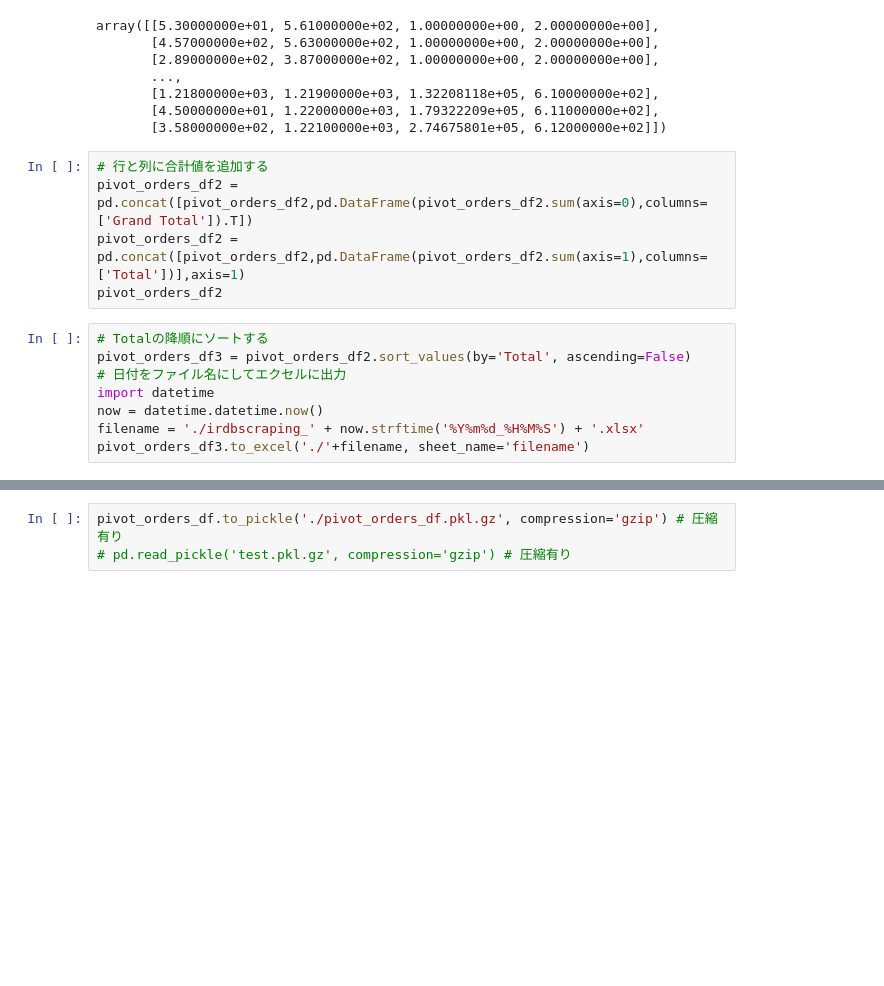
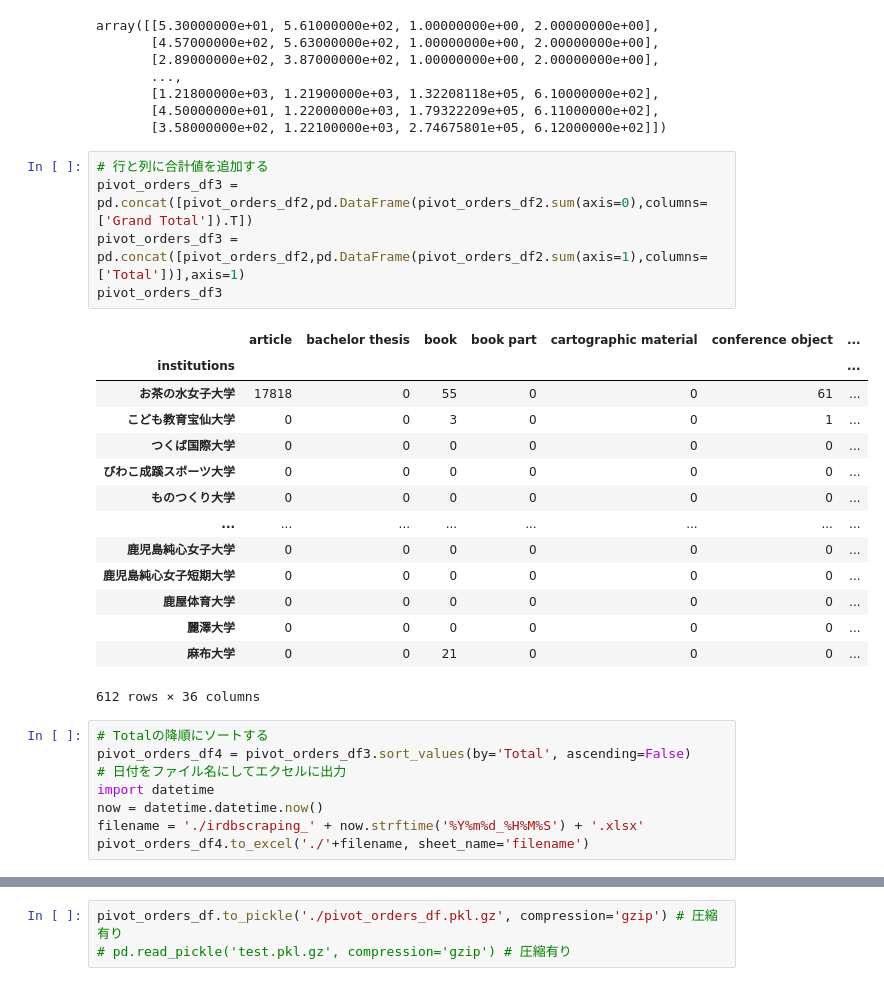
Before and after one commit to wonox/irdbscraping, a Jupyter notebook: irdbscraping.ipynb, the cells around one changed output, grey strips where cells are left out. Cells and saved outputs as stored; diff of their text form; blank space fills up the shorter version.

```diff
--- a/irdbscraping.ipynb
+++ b/irdbscraping.ipynb
@@ -209,14 +244,29 @@ array([[5.30000000e+01, 5.61000000e+02, 1.00000000e+00, 2.00000000e+00],
        [3.58000000e+02, 1.22100000e+03, 2.74675801e+05, 6.12000000e+02]])
 # %%
 # 行と列に合計値を追加する
-pivot_orders_df2 = pd.concat([pivot_orders_df2,pd.DataFrame(pivot_orders_df2.sum(axis=0),columns=['Grand Total']).T])
-pivot_orders_df2 = pd.concat([pivot_orders_df2,pd.DataFrame(pivot_orders_df2.sum(axis=1),columns=['Total'])],axis=1)
-pivot_orders_df2
+pivot_orders_df3 = pd.concat([pivot_orders_df2,pd.DataFrame(pivot_orders_df2.sum(axis=0),columns=['Grand Total']).T])
+pivot_orders_df3 = pd.concat([pivot_orders_df2,pd.DataFrame(pivot_orders_df2.sum(axis=1),columns=['Total'])],axis=1)
+pivot_orders_df3
+# %% [output]
+|  | article | bachelor thesis | book | book part | cartographic material | conference object | ... |
+| institutions |  |  |  |  |  |  | ... |
+| お茶の水女子大学 | 17818 | 0 | 55 | 0 | 0 | 61 | ... |
+| こども教育宝仙大学 | 0 | 0 | 3 | 0 | 0 | 1 | ... |
+| つくば国際大学 | 0 | 0 | 0 | 0 | 0 | 0 | ... |
+| びわこ成蹊スポーツ大学 | 0 | 0 | 0 | 0 | 0 | 0 | ... |
+| ものつくり大学 | 0 | 0 | 0 | 0 | 0 | 0 | ... |
+| ... | ... | ... | ... | ... | ... | ... | ... |
+| 鹿児島純心女子大学 | 0 | 0 | 0 | 0 | 0 | 0 | ... |
+| 鹿児島純心女子短期大学 | 0 | 0 | 0 | 0 | 0 | 0 | ... |
+| 鹿屋体育大学 | 0 | 0 | 0 | 0 | 0 | 0 | ... |
+| 麗澤大学 | 0 | 0 | 0 | 0 | 0 | 0 | ... |
+| 麻布大学 | 0 | 0 | 21 | 0 | 0 | 0 | ... |
+612 rows × 36 columns
 # %%
 # Totalの降順にソートする
-pivot_orders_df3 = pivot_orders_df2.sort_values(by='Total', ascending=False)
+pivot_orders_df4 = pivot_orders_df3.sort_values(by='Total', ascending=False)
 # 日付をファイル名にしてエクセルに出力
 import datetime
 now = datetime.datetime.now()
 filename = './irdbscraping_' + now.strftime('%Y%m%d_%H%M%S') + '.xlsx'
-pivot_orders_df3.to_excel('./'+filename, sheet_name='filename')
+pivot_orders_df4.to_excel('./'+filename, sheet_name='filename')
```
Also changed, not shown: parts of 16 cells of this notebook.
